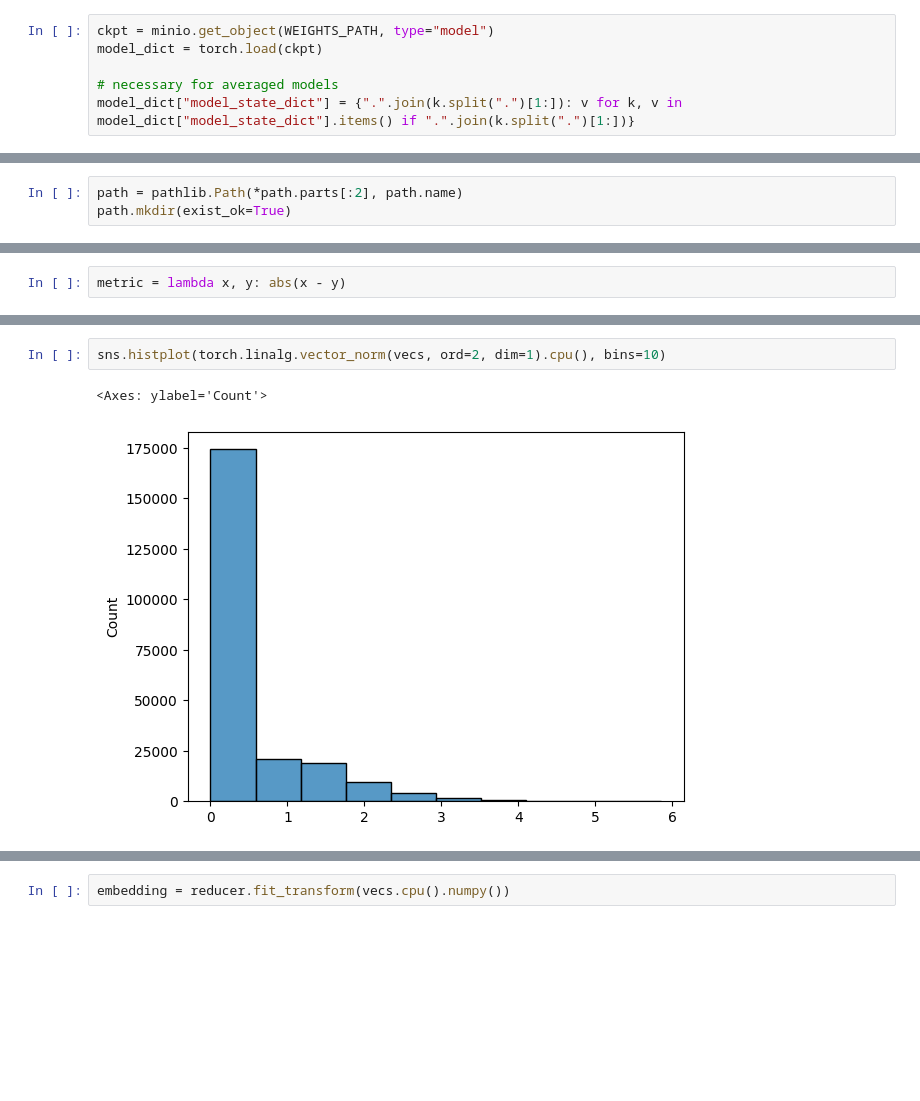
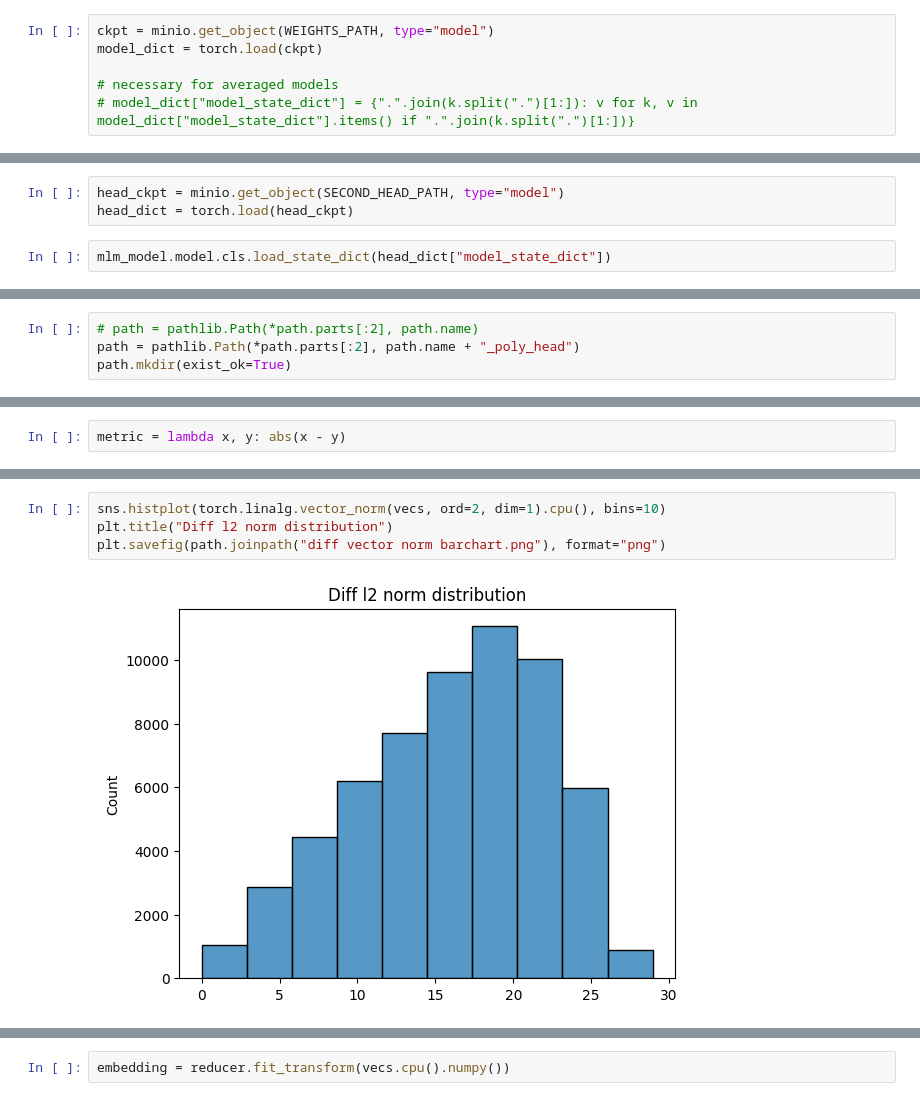
Before and after one commit to Xenomirant/ModularLM, a Jupyter notebook: analytics/bert_analytics.ipynb, the cells around one changed output, grey strips where cells are left out. Drawn from its saved outputs; the diff is of its cells as text; blank space fills up the shorter version.

Commit message:
add topolosses and multihead model

```diff
--- a/analytics/bert_analytics.ipynb
+++ b/analytics/bert_analytics.ipynb
@@ -142,6 +174,6 @@ ckpt = minio.get_object(WEIGHTS_PATH, type="model")
 model_dict = torch.load(ckpt)
 
 # necessary for averaged models
-model_dict["model_state_dict"] = {".".join(k.split(".")[1:]): v for k, v in model_dict["model_state_dict"].items() if ".".join(k.split(".")[1:])}
+# model_dict["model_state_dict"] = {".".join(k.split(".")[1:]): v for k, v in model_dict["model_state_dict"].items() if ".".join(k.split(".")[1:])}
 # %%
 mlm_model.model.load_state_dict(model_dict["model_state_dict"])
@@ -148,0 +216,5 @@ mlm_model.model.eval();
+# %%
+head_ckpt = minio.get_object(SECOND_HEAD_PATH, type="model")
+head_dict = torch.load(head_ckpt)
+# %%
+mlm_model.model.cls.load_state_dict(head_dict["model_state_dict"])
@@ -257,7 +355,8 @@ torch.Size([1, 298])
 # %%
 path = pathlib.Path(f"../logs/{WEIGHTS_PATH}").parent
 # %%
-path = pathlib.Path(*path.parts[:2], path.name)
+# path = pathlib.Path(*path.parts[:2], path.name)
+path = pathlib.Path(*path.parts[:2], path.name + "_poly_head")
 path.mkdir(exist_ok=True)
 # %%
 path
@@ -335,8 +483,9 @@ vecs = vectorize(mlm_model.model, dl, metric, division_layer=4)
 # %%
 sns.histplot(torch.linalg.vector_norm(vecs, ord=2, dim=1).cpu(), bins=10)
+plt.title("Diff l2 norm distribution")
+plt.savefig(path.joinpath("diff vector norm barchart.png"), format="png")
 # %% [output]
-<Axes: ylabel='Count'>
-[figure, old version]
+[figure, new version]
 # %%
 torch.where(vecs.sum(dim=1) != 0)[0].shape
 # %% [output]
```
Also changed, not shown: parts of 38 cells of this notebook, 4 other files.
